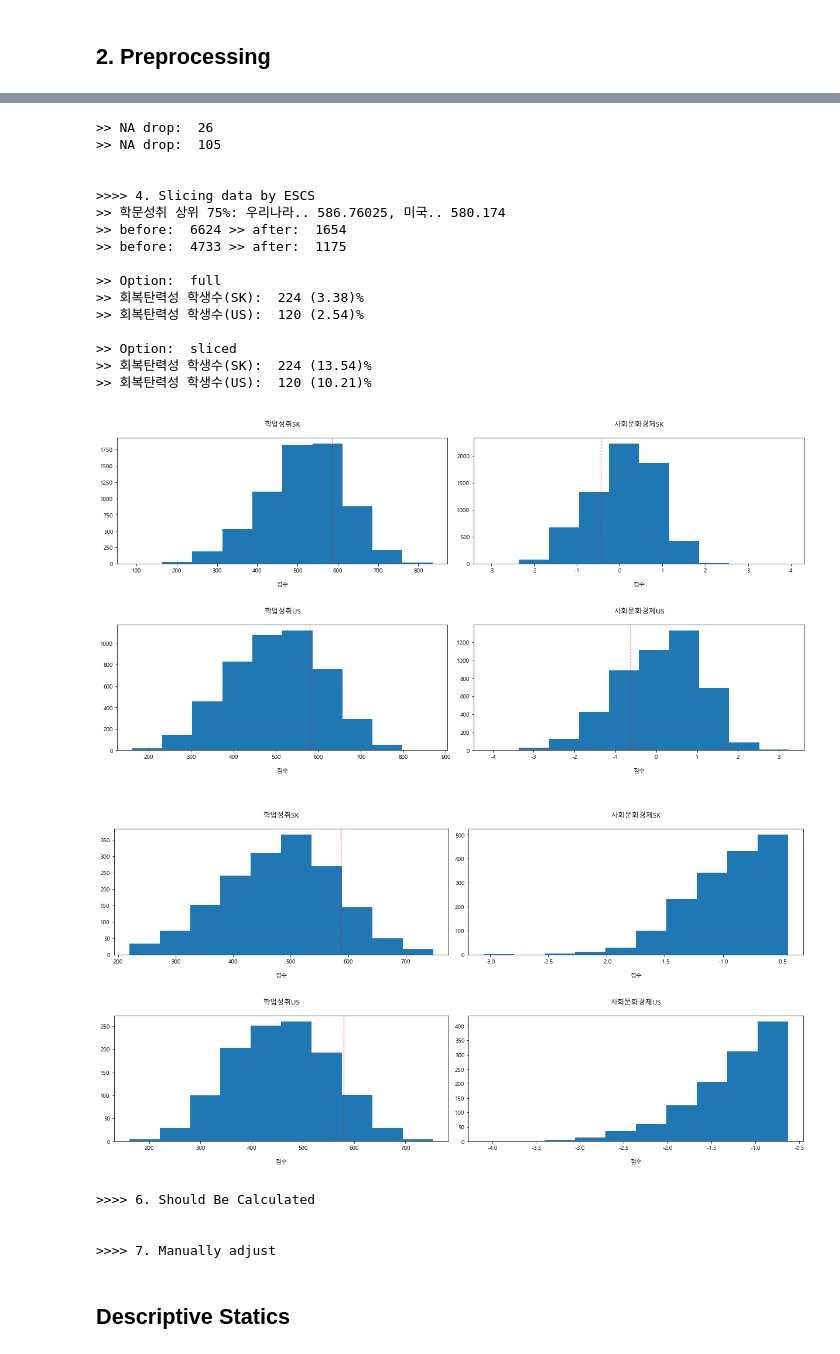
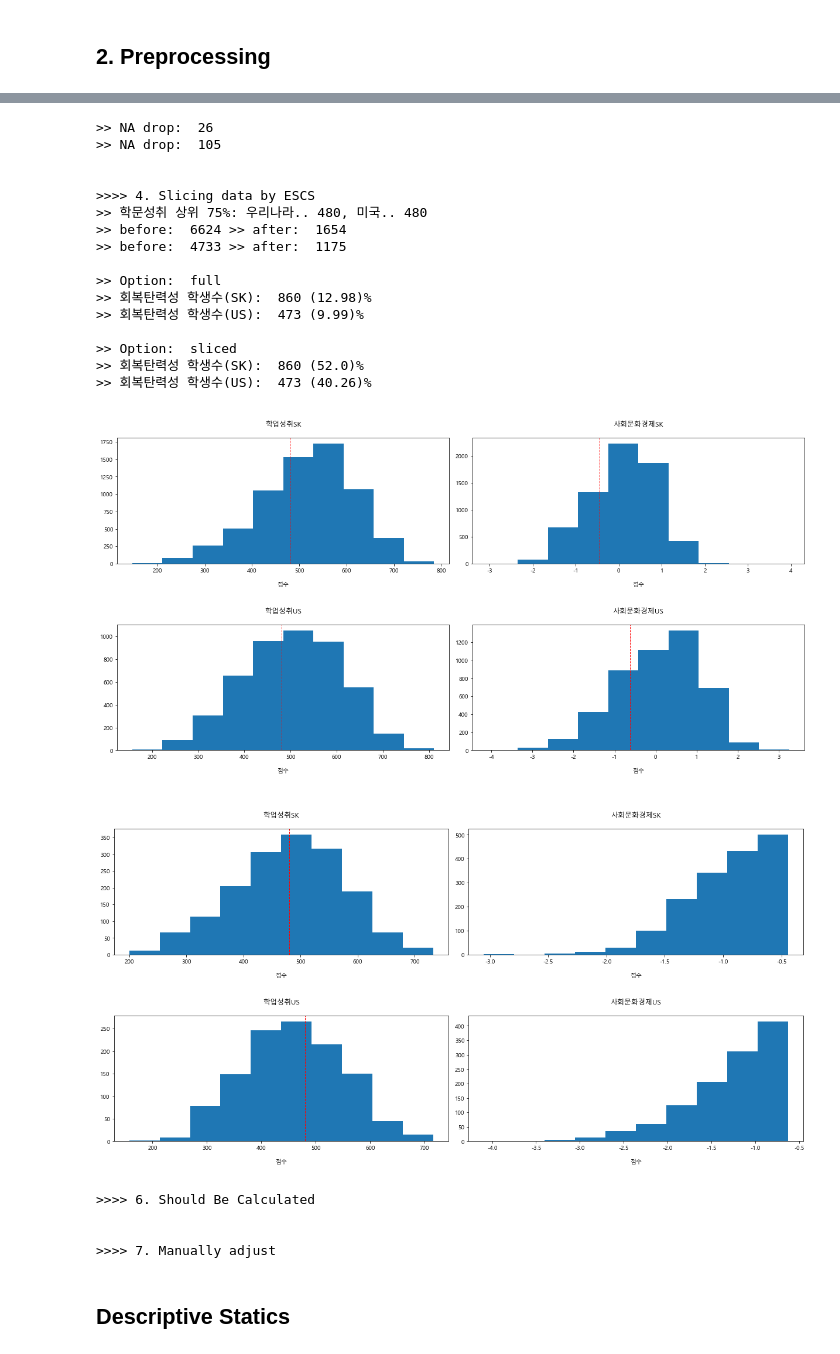
Before and after one commit to huni1023/Research, a Jupyter notebook: MixedRF/analysis.ipynb, the cells around one changed output, grey strips where cells are left out. Saved outputs shown, nothing was run; the diff lists cells and outputs as text; code cells hidden in the pictures.

```diff
--- a/MixedRF/analysis.ipynb
+++ b/MixedRF/analysis.ipynb
@@ -425,7 +454,7 @@ class Preprocessing:
             for nationalName, inputNational in inputData.items():
                 inputNational['AcademicScore'] = inputNational.loc[:, targetColumn].mean(axis=1)
                 # threshold[nationalName]['academic_score'] = inputNational['AcademicScore'].quantile(0.75)
-                threshold[nationalName]['academic_score'] = 480 # 11.05 변경
+                threshold[nationalName]['academic_score'] = 480 # 22.11.05 변경
                 threshold[nationalName]['escs_score'] = inputNational['ESCS'].quantile(0.25)
 
             return threshold, inputData # 새로운 열이 추가되었으므로 리턴해서 사용해야함
@@ -516,7 +545,8 @@ class Preprocessing:
             plt.show()
 
         ## 1. calculate threshold value
-        AcademicThreshold, newData_dict = thresholdCalculator(self._3_dropNa, targetColumn=self.testBook['read_10'])
+        AcademicThreshold, newData_dict = thresholdCalculator(self._3_dropNa,
+                                                            targetColumn=self.testBook['read_10']) ## 학업성취 코딩 방법을 바꿀 때 여기 arg를 조정
         print(f">> 학문성취 상위 75%: 우리나라.. {AcademicThreshold['SK']['academic_score']}, 미국.. {AcademicThreshold['US']['academic_score']}")
 
 
@@ -535,8 +565,8 @@ class Preprocessing:
                                                 AcademicThreshold= AcademicThreshold)
 
         ## 4. visualize resilient student
-        visualize(self._4_ESCS['full'], option='full', figName='읽1', AcademicThreshold= AcademicThreshold)
-        visualize(self._4_ESCS['sliced'], option = 'sliced', figName ='읽1(target paper)', AcademicThreshold= AcademicThreshold)
+        visualize(self._4_ESCS['full'], option='full', figName='읽10', AcademicThreshold= AcademicThreshold)
+        visualize(self._4_ESCS['sliced'], option = 'sliced', figName ='읽10(target paper)', AcademicThreshold= AcademicThreshold)
 
 
     # should be calculated 변수들 계산하는 것임
@@ -663,40 +693,40 @@ processor.AdjustMinor()
 stu
 sch
 >> test NA column:  US
 stu
 sch
 
 
 >>>> 1. Dummy coding
 
 
 >>>> 2. Join DataFrame
 >> join nation:  SK
 >>>> Bef:  (6650, 67) .... Aft:  (6650, 75)
 >> join nation:  US
 >>>> Bef:  (4838, 67) .... Aft:  (4838, 75)
 
 
 >>>> 3. Verify na and Drop student
 [figure]
 >> NA drop:  26
 >> NA drop:  105
 
 
 >>>> 4. Slicing data by ESCS
->> 학문성취 상위 75%: 우리나라.. 586.76025, 미국.. 580.174
+>> 학문성취 상위 75%: 우리나라.. 480, 미국.. 480
 >> before:  6624 >> after:  1654
 >> before:  4733 >> after:  1175
 
 >> Option:  full
->> 회복탄력성 학생수(SK):  224 (3.38)%
->> 회복탄력성 학생수(US):  120 (2.54)%
+>> 회복탄력성 학생수(SK):  860 (12.98)%
+>> 회복탄력성 학생수(US):  473 (9.99)%
 
 >> Option:  sliced
->> 회복탄력성 학생수(SK):  224 (13.54)%
->> 회복탄력성 학생수(US):  120 (10.21)%
+>> 회복탄력성 학생수(SK):  860 (52.0)%
+>> 회복탄력성 학생수(US):  473 (40.26)%
-[figure, old version]
+[figure, new version]
-[figure, old version]
+[figure, new version]
 >>>> 6. Should Be Calculated
 
 
```
Also changed, not shown: parts of 9 cells of this notebook, 1 other file.
